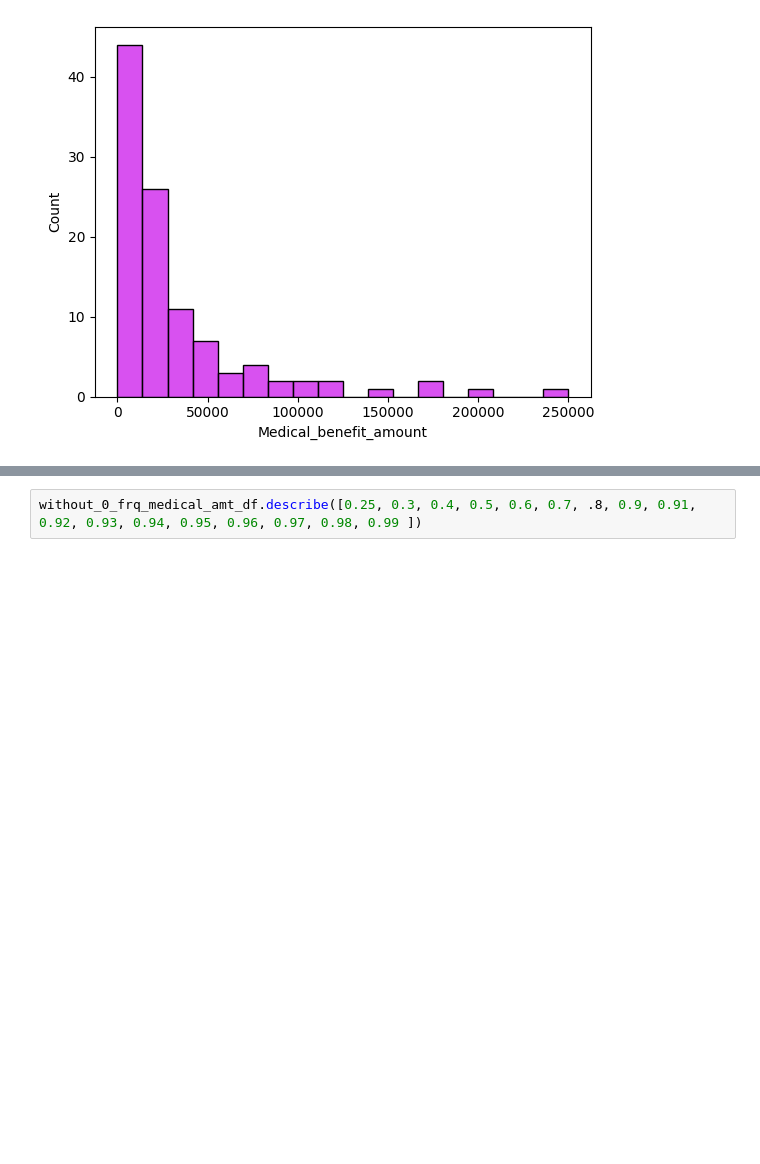
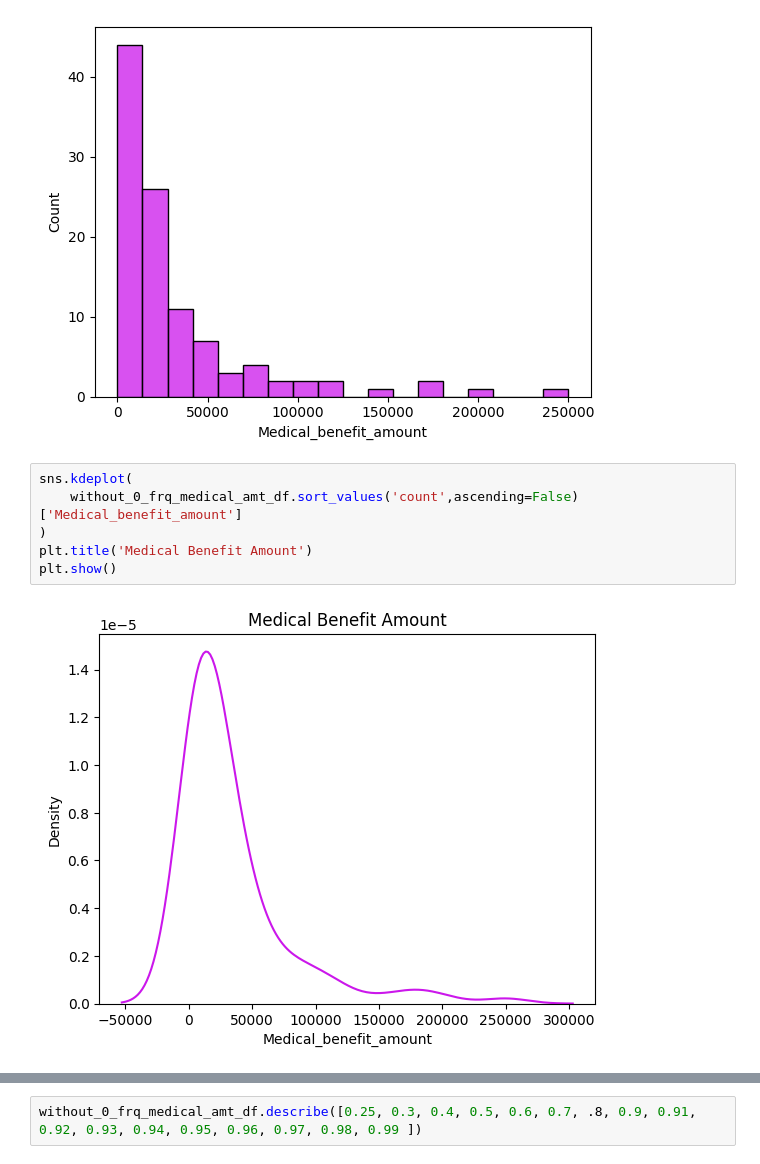
Before and after one commit to Rudra-G-23/rural-financial-inclusion-govt-scheme-recommendation, a Jupyter notebook: parquet-data/lev-07/notebooks/lev-07-06-eda-01.ipynb, the cells around one changed output, grey strips where cells are left out. Cells and saved outputs as stored; diff of their text form; blank space fills up the shorter version.

```diff
--- a/parquet-data/lev-07/notebooks/lev-07-06-eda-01.ipynb
+++ b/parquet-data/lev-07/notebooks/lev-07-06-eda-01.ipynb
@@ -241,3 +241,11 @@ sns.histplot(without_0_frq_medical_amt_df['Medical_benefit_amount'])
 # %% [output]
 <Axes: xlabel='Medical_benefit_amount', ylabel='Count'>
 [figure]
+# %%
+sns.kdeplot(
+    without_0_frq_medical_amt_df.sort_values('count',ascending=False)['Medical_benefit_amount']
+)
+plt.title('Medical Benefit Amount')
+plt.show()
+# %% [output]
+[figure, added]
```
Also changed, not shown: parts of 17 cells of this notebook, 23 other files.
